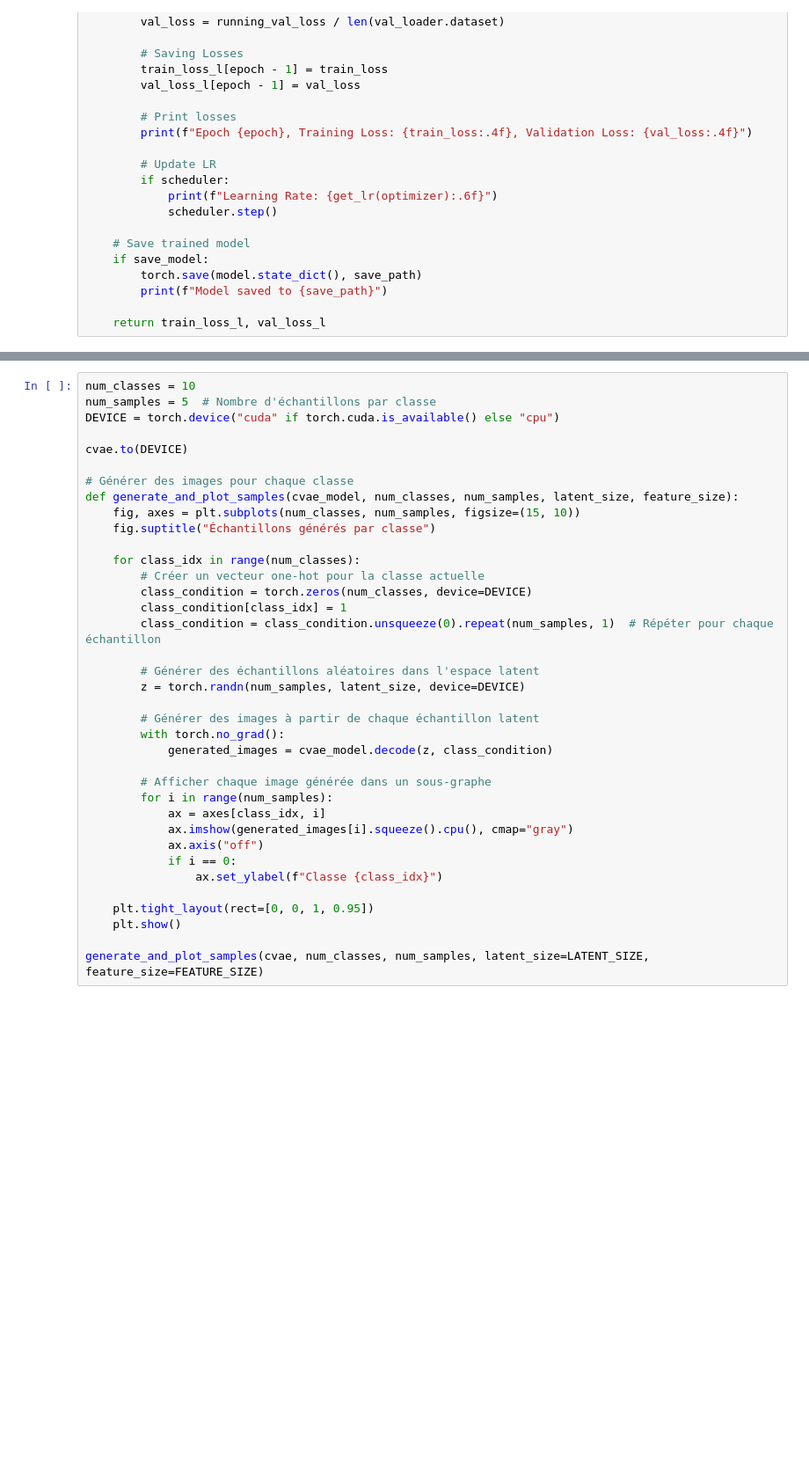
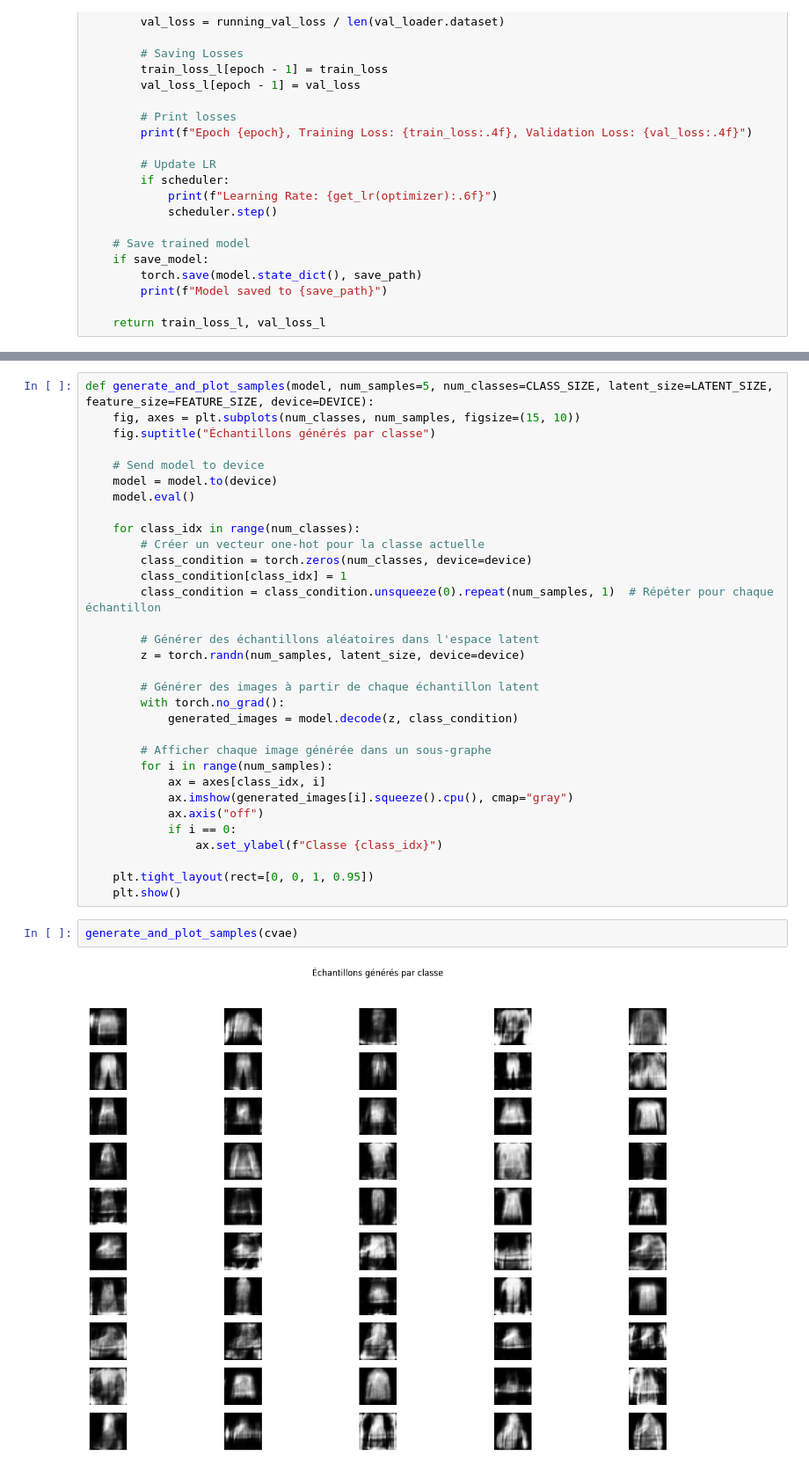
Before and after one commit to Totm33606/hddl_project, a Jupyter notebook: project2/cvae.ipynb, the cells around one changed output, grey strips where cells are left out. Shown at 88% size. Saved outputs shown, nothing was run; the diff lists cells and outputs as text; blank space fills up the shorter version.

```diff
--- a/project2/cvae.ipynb
+++ b/project2/cvae.ipynb
@@ -466,27 +513,24 @@ plot_test(cvae, test_loader)
 # %%
-num_classes = 10
-num_samples = 5  # Nombre d'échantillons par classe
-DEVICE = torch.device("cuda" if torch.cuda.is_available() else "cpu")
-
-cvae.to(DEVICE)
-
-# Générer des images pour chaque classe
-def generate_and_plot_samples(cvae_model, num_classes, num_samples, latent_size, feature_size):
+def generate_and_plot_samples(model, num_samples=5, num_classes=CLASS_SIZE, latent_size=LATENT_SIZE, feature_size=FEATURE_SIZE, device=DEVICE):
     fig, axes = plt.subplots(num_classes, num_samples, figsize=(15, 10))
     fig.suptitle("Échantillons générés par classe")
 
+    # Send model to device
+    model = model.to(device)
+    model.eval()
+
     for class_idx in range(num_classes):
         # Créer un vecteur one-hot pour la classe actuelle
-        class_condition = torch.zeros(num_classes, device=DEVICE)
+        class_condition = torch.zeros(num_classes, device=device)
         class_condition[class_idx] = 1
         class_condition = class_condition.unsqueeze(0).repeat(num_samples, 1)  # Répéter pour chaque échantillon
 
         # Générer des échantillons aléatoires dans l'espace latent
-        z = torch.randn(num_samples, latent_size, device=DEVICE)
+        z = torch.randn(num_samples, latent_size, device=device)
 
         # Générer des images à partir de chaque échantillon latent
         with torch.no_grad():
-            generated_images = cvae_model.decode(z, class_condition)
+            generated_images = model.decode(z, class_condition)
 
         # Afficher chaque image générée dans un sous-graphe
         for i in range(num_samples):
@@ -498,5 +542,7 @@ def generate_and_plot_samples(cvae_model, num_classes, num_samples, latent_size,
 
     plt.tight_layout(rect=[0, 0, 1, 0.95])
     plt.show()
-
-generate_and_plot_samples(cvae, num_classes, num_samples, latent_size=LATENT_SIZE, feature_size=FEATURE_SIZE)
+# %%
+generate_and_plot_samples(cvae)
+# %% [output]
+[figure, added]
```
Also changed, not shown: parts of 23 cells of this notebook.
